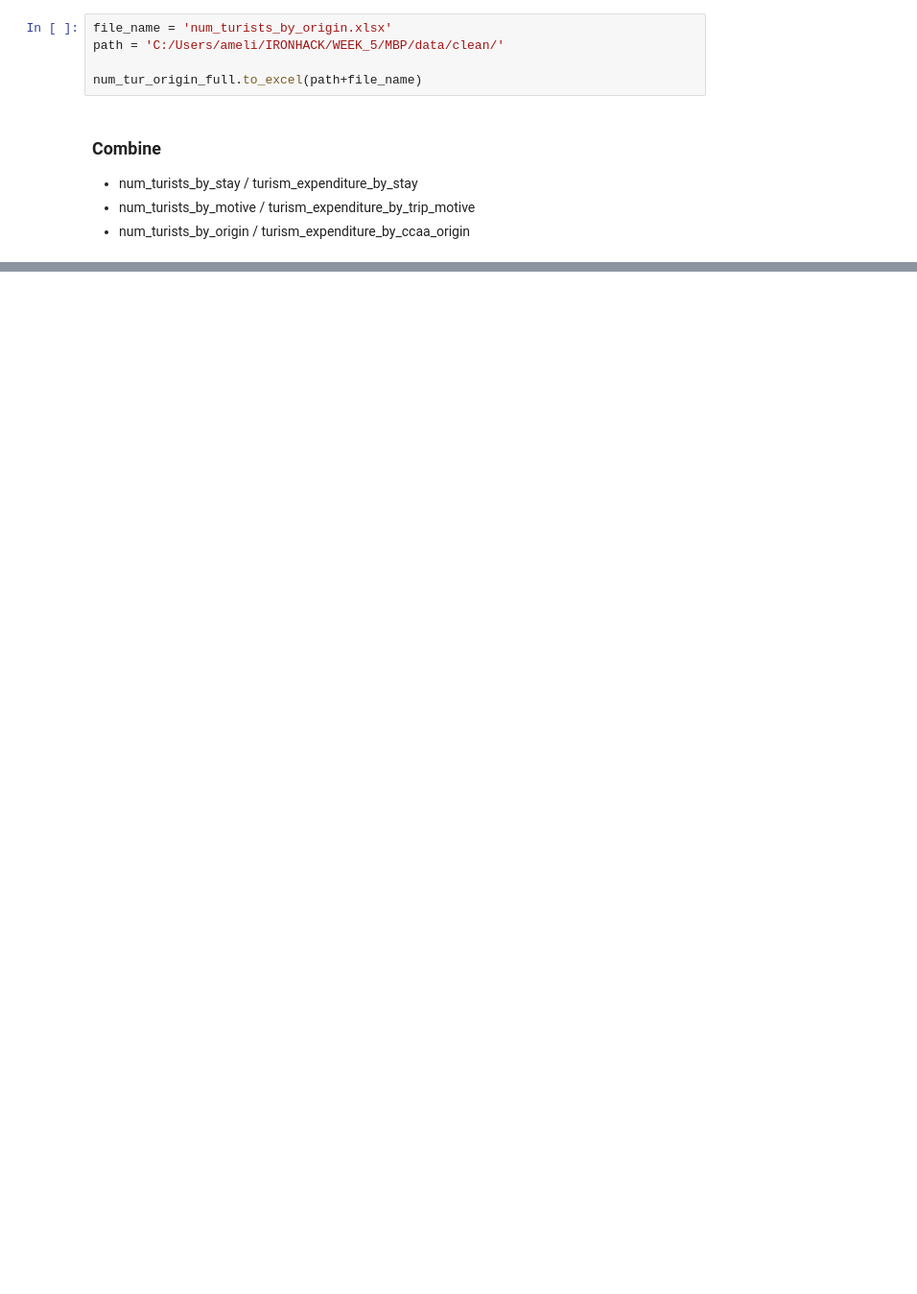
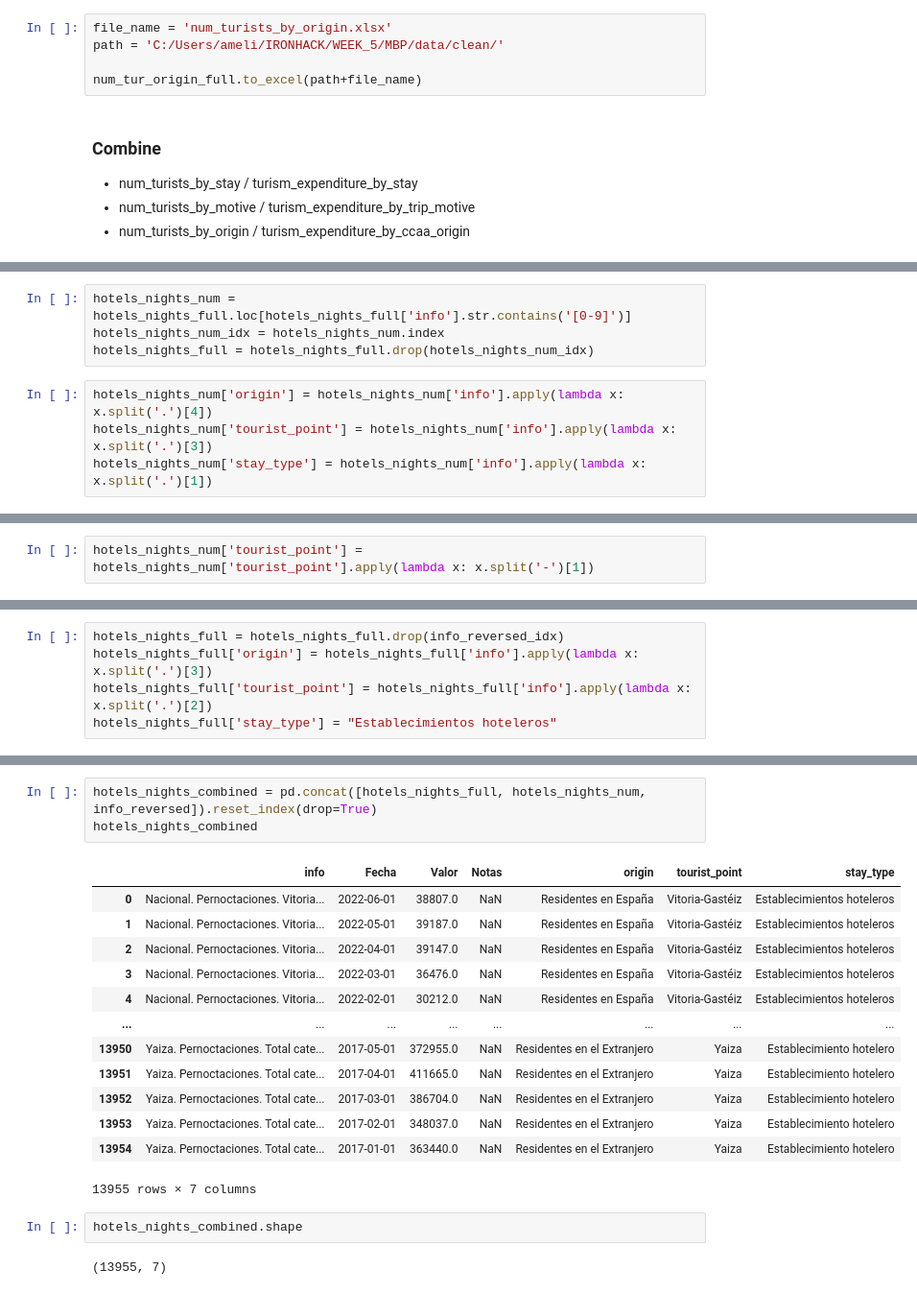
Before and after one commit to ameliapt/MBProject, a Jupyter notebook: notebooks/Datasets - Extract data and store tables.ipynb, the cells around one changed output, grey strips where cells are left out. Shown: that part at 96% size. Drawn from its saved outputs; the diff is of its cells as text; blank space fills up the shorter version.

```diff
--- a/notebooks/Datasets - Extract data and store tables.ipynb
+++ b/notebooks/Datasets - Extract data and store tables.ipynb
@@ -774,0 +995,8 @@ num_tur_origin_full.to_excel(path+file_name)
+# %%
+hotels_nights_num = hotels_nights_full.loc[hotels_nights_full['info'].str.contains('[0-9]')]
+hotels_nights_num_idx = hotels_nights_num.index
+hotels_nights_full = hotels_nights_full.drop(hotels_nights_num_idx)
+# %%
+hotels_nights_num['origin'] = hotels_nights_num['info'].apply(lambda x: x.split('.')[4])
+hotels_nights_num['tourist_point'] = hotels_nights_num['info'].apply(lambda x: x.split('.')[3])
+hotels_nights_num['stay_type'] = hotels_nights_num['info'].apply(lambda x: x.split('.')[1])
@@ -774,0 +1021,2 @@ num_tur_origin_full.to_excel(path+file_name)
+# %%
+hotels_nights_num['tourist_point'] = hotels_nights_num['tourist_point'].apply(lambda x: x.split('-')[1])
@@ -774,0 +1034,5 @@ num_tur_origin_full.to_excel(path+file_name)
+# %%
+hotels_nights_full = hotels_nights_full.drop(info_reversed_idx)
+hotels_nights_full['origin'] = hotels_nights_full['info'].apply(lambda x: x.split('.')[3])
+hotels_nights_full['tourist_point'] = hotels_nights_full['info'].apply(lambda x: x.split('.')[2])
+hotels_nights_full['stay_type'] = "Establecimientos hoteleros"
@@ -774,0 +1048,21 @@ num_tur_origin_full.to_excel(path+file_name)
+# %%
+hotels_nights_combined = pd.concat([hotels_nights_full, hotels_nights_num, info_reversed]).reset_index(drop=True)
+hotels_nights_combined
+# %% [output]
+|  | info | Fecha | Valor | Notas | origin | tourist_point | stay_type |
+| 0 | Nacional. Pernoctaciones. Vitoria... | 2022-06-01 | 38807.0 | NaN | Residentes en España | Vitoria-Gastéiz | Establecimientos hoteleros |
+| 1 | Nacional. Pernoctaciones. Vitoria... | 2022-05-01 | 39187.0 | NaN | Residentes en España | Vitoria-Gastéiz | Establecimientos hoteleros |
+| 2 | Nacional. Pernoctaciones. Vitoria... | 2022-04-01 | 39147.0 | NaN | Residentes en España | Vitoria-Gastéiz | Establecimientos hoteleros |
+| 3 | Nacional. Pernoctaciones. Vitoria... | 2022-03-01 | 36476.0 | NaN | Residentes en España | Vitoria-Gastéiz | Establecimientos hoteleros |
+| 4 | Nacional. Pernoctaciones. Vitoria... | 2022-02-01 | 30212.0 | NaN | Residentes en España | Vitoria-Gastéiz | Establecimientos hoteleros |
+| ... | ... | ... | ... | ... | ... | ... | ... |
+| 13950 | Yaiza. Pernoctaciones. Total cate... | 2017-05-01 | 372955.0 | NaN | Residentes en el Extranjero | Yaiza | Establecimiento hotelero |
+| 13951 | Yaiza. Pernoctaciones. Total cate... | 2017-04-01 | 411665.0 | NaN | Residentes en el Extranjero | Yaiza | Establecimiento hotelero |
+| 13952 | Yaiza. Pernoctaciones. Total cate... | 2017-03-01 | 386704.0 | NaN | Residentes en el Extranjero | Yaiza | Establecimiento hotelero |
+| 13953 | Yaiza. Pernoctaciones. Total cate... | 2017-02-01 | 348037.0 | NaN | Residentes en el Extranjero | Yaiza | Establecimiento hotelero |
+| 13954 | Yaiza. Pernoctaciones. Total cate... | 2017-01-01 | 363440.0 | NaN | Residentes en el Extranjero | Yaiza | Establecimiento hotelero |
+13955 rows × 7 columns
+# %%
+hotels_nights_combined.shape
+# %% [output]
+(13955, 7)
```
Also changed, not shown: parts of 100 cells of this notebook.
